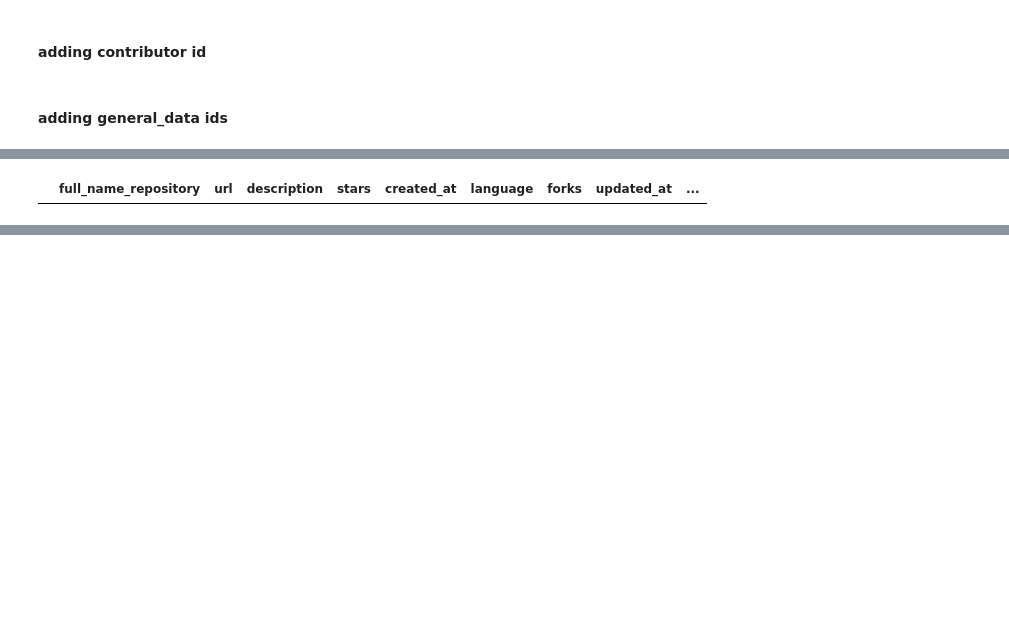
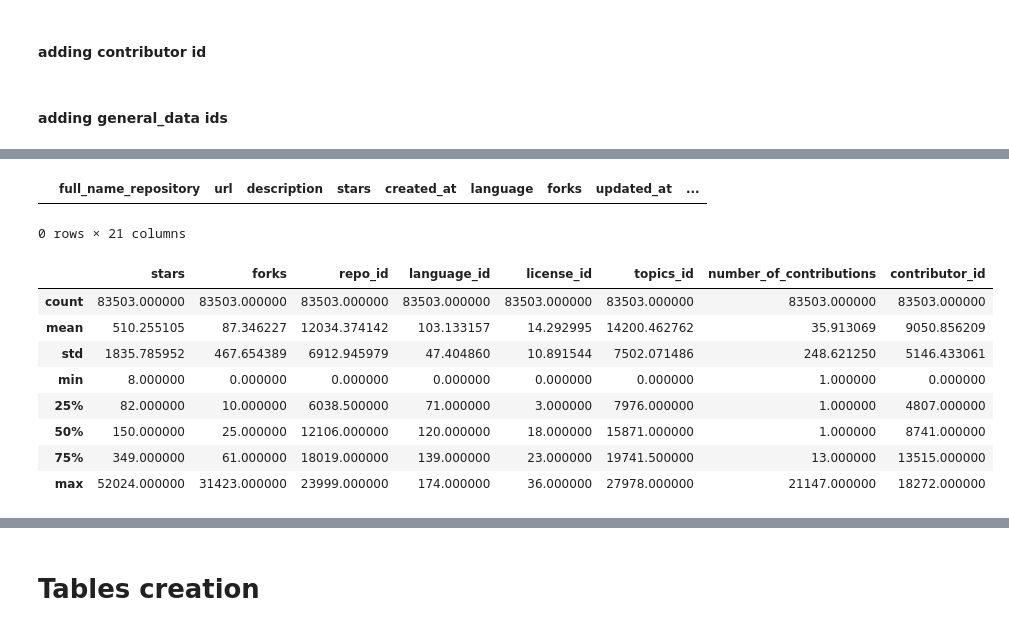
Before and after one commit to elouardyabderrahim/Mod-lisation-stockage-donn-es-gitHub-, a Jupyter notebook: github_db.ipynb, the cells around one changed output, grey strips where cells are left out. Drawn from its saved outputs; the diff is of its cells as text; code cells hidden in the pictures; blank space fills up the shorter version.

Commit message:
feat: tables creaction+modify files

```diff
--- a/github_db.ipynb
+++ b/github_db.ipynb
@@ -35,7 +33,8 @@ general_data=pd.read_csv(general_data_file_path)
 # %% [markdown]
 #### increamenting the index
 # %%
-general_data.index = range(1,len(general_data)+1)
+# general_data.index = range(1,len(general_data)+1)
+general_data. index += 1
 # %%
 contributors_data.index = range(1,len(contributors_data)+1)
 # %% [markdown]
@@ -170,6 +177,8 @@ general_data['language_id'] = general_data['language'].astype('category').cat.co
 general_data['license_id'] = general_data['license'].astype('category').cat.codes
 # %%
 general_data['topics_id'] = general_data['topics'].astype('category').cat.codes
+# %%
+general_data['owner_id'] = general_data['owner_Name'].astype('category').cat.codes
 # %%
 general_data
 # %% [output]
@@ -207,3 +214,4 @@ data_ready_to_insert["number_of_contributions"].fillna(0,inplace=True)
 data_ready_to_insert[data_ready_to_insert["contributor"]=="no_contributor"]
 # %% [output]
 |  | full_name_repository | url | description | stars | created_at | language | forks | updated_at | ... |
+0 rows × 21 columns
@@ -211,0 +218,12 @@ data_ready_to_insert.to_csv("data_ready_to_insert.csv",index=False)
+# %%
+data_ready_to_insert.describe()
+# %% [output]
+|  | stars | forks | repo_id | language_id | license_id | topics_id | number_of_contributions | contributor_id |
+| count | 83503.000000 | 83503.000000 | 83503.000000 | 83503.000000 | 83503.000000 | 83503.000000 | 83503.000000 | 83503.000000 |
+| mean | 510.255105 | 87.346227 | 12034.374142 | 103.133157 | 14.292995 | 14200.462762 | 35.913069 | 9050.856209 |
+| std | 1835.785952 | 467.654389 | 6912.945979 | 47.404860 | 10.891544 | 7502.071486 | 248.621250 | 5146.433061 |
+| min | 8.000000 | 0.000000 | 0.000000 | 0.000000 | 0.000000 | 0.000000 | 1.000000 | 0.000000 |
+| 25% | 82.000000 | 10.000000 | 6038.500000 | 71.000000 | 3.000000 | 7976.000000 | 1.000000 | 4807.000000 |
+| 50% | 150.000000 | 25.000000 | 12106.000000 | 120.000000 | 18.000000 | 15871.000000 | 1.000000 | 8741.000000 |
+| 75% | 349.000000 | 61.000000 | 18019.000000 | 139.000000 | 23.000000 | 19741.500000 | 13.000000 | 13515.000000 |
+| max | 52024.000000 | 31423.000000 | 23999.000000 | 174.000000 | 36.000000 | 27978.000000 | 21147.000000 | 18272.000000 |
@@ -229,0 +252,2 @@ data_ready_to_insert.dropna()
+# %% [markdown]
+# Tables creation
```
Also changed, not shown: parts of 25 cells of this notebook.
